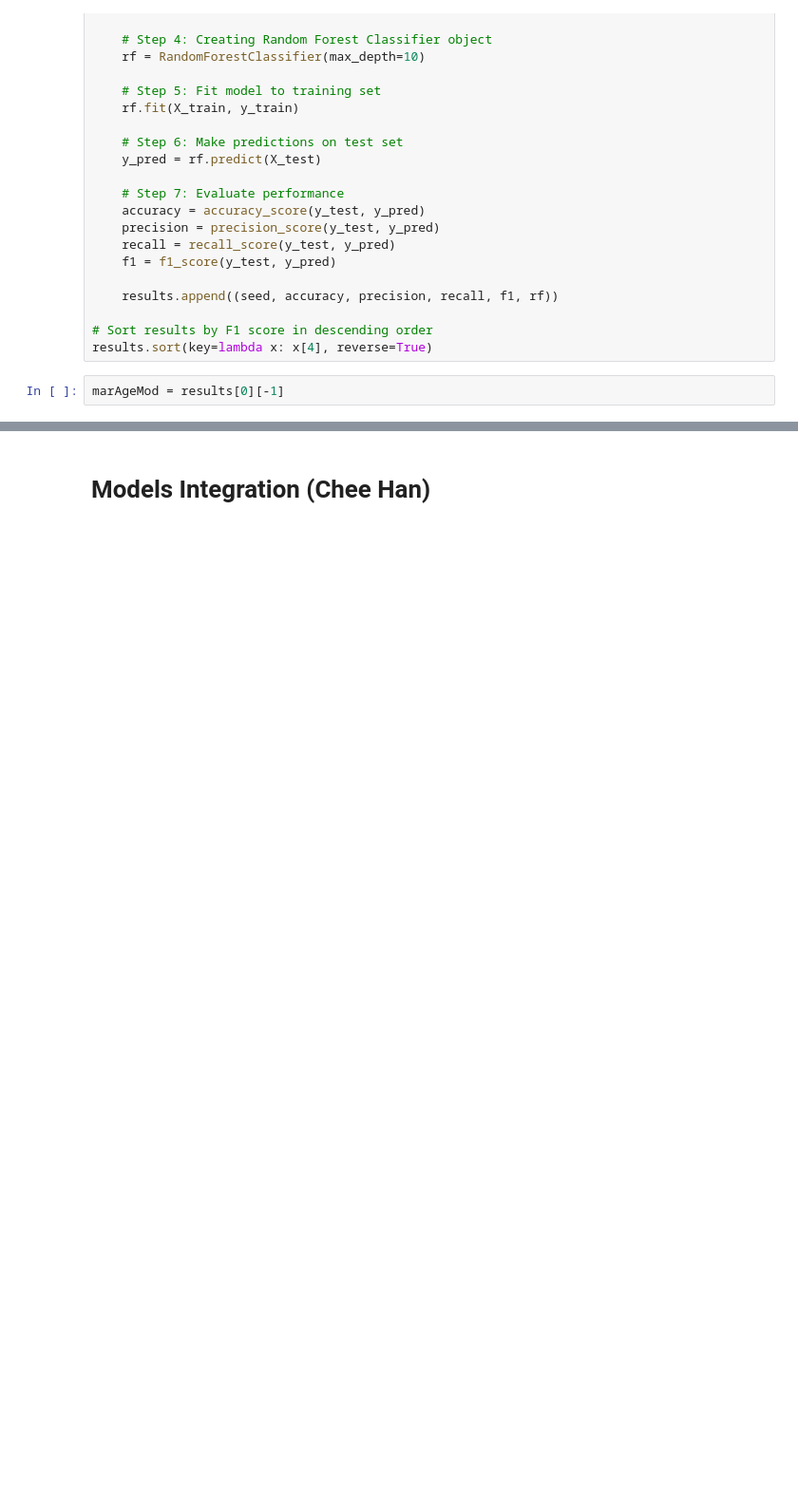
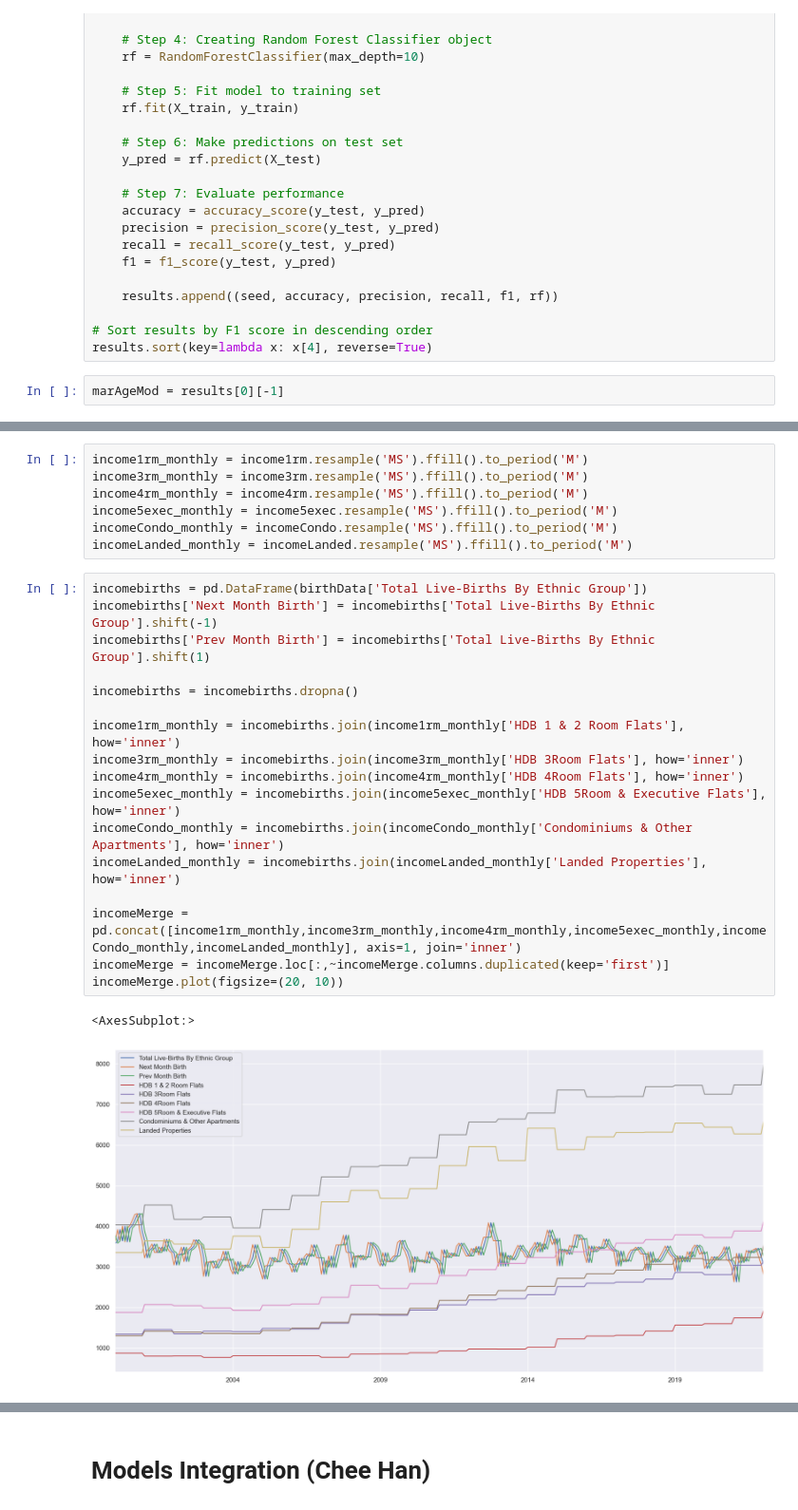
Before and after one commit to SleepHan/SC1015-Mini-Project, a Jupyter notebook: Main Analysis.ipynb, the cells around one changed output, grey strips where cells are left out. Shown at 95% size. Drawn from its saved outputs; the diff is of its cells as text; blank space fills up the shorter version.

```diff
--- a/Main Analysis.ipynb
+++ b/Main Analysis.ipynb
@@ -844,0 +897,27 @@ marAgeMod = results[0][-1]
+# %%
+income1rm_monthly = income1rm.resample('MS').ffill().to_period('M')
+income3rm_monthly = income3rm.resample('MS').ffill().to_period('M')
+income4rm_monthly = income4rm.resample('MS').ffill().to_period('M')
+income5exec_monthly = income5exec.resample('MS').ffill().to_period('M')
+incomeCondo_monthly = incomeCondo.resample('MS').ffill().to_period('M')
+incomeLanded_monthly = incomeLanded.resample('MS').ffill().to_period('M')
+# %%
+incomebirths = pd.DataFrame(birthData['Total Live-Births By Ethnic Group'])
+incomebirths['Next Month Birth'] = incomebirths['Total Live-Births By Ethnic Group'].shift(-1)
+incomebirths['Prev Month Birth'] = incomebirths['Total Live-Births By Ethnic Group'].shift(1)
+
+incomebirths = incomebirths.dropna()
+
+income1rm_monthly = incomebirths.join(income1rm_monthly['HDB 1 & 2 Room Flats'], how='inner')
+income3rm_monthly = incomebirths.join(income3rm_monthly['HDB 3Room Flats'], how='inner')
+income4rm_monthly = incomebirths.join(income4rm_monthly['HDB 4Room Flats'], how='inner')
+income5exec_monthly = incomebirths.join(income5exec_monthly['HDB 5Room & Executive Flats'], how='inner')
+incomeCondo_monthly = incomebirths.join(incomeCondo_monthly['Condominiums & Other Apartments'], how='inner')
+incomeLanded_monthly = incomebirths.join(incomeLanded_monthly['Landed Properties'], how='inner')
+
+incomeMerge = pd.concat([income1rm_monthly,income3rm_monthly,income4rm_monthly,income5exec_monthly,incomeCondo_monthly,incomeLanded_monthly], axis=1, join='inner')
+incomeMerge = incomeMerge.loc[:,~incomeMerge.columns.duplicated(keep='first')]
+incomeMerge.plot(figsize=(20, 10))
+# %% [output]
+<AxesSubplot:>
+[figure, added]
```
Also changed, not shown: parts of 14 cells of this notebook.
